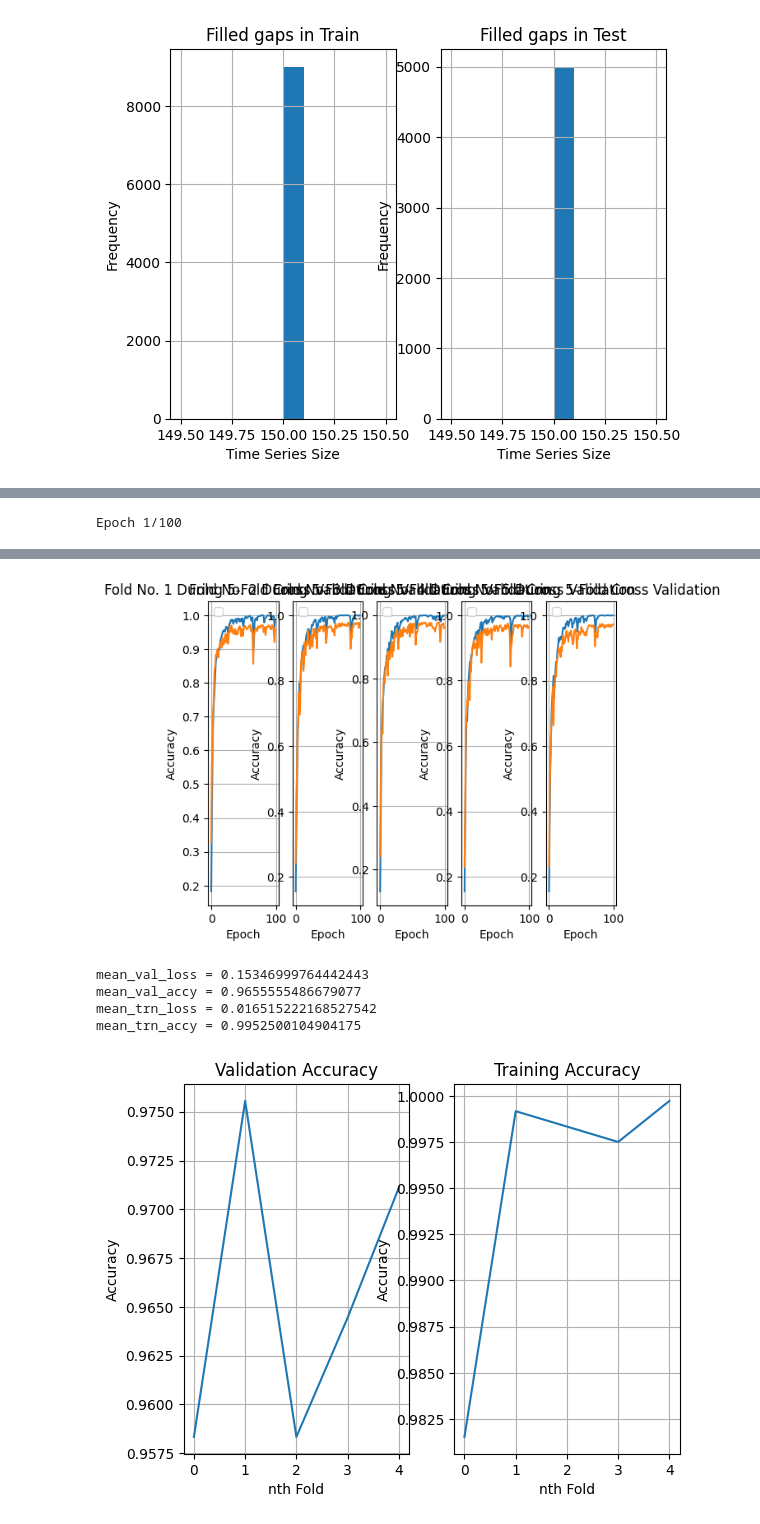
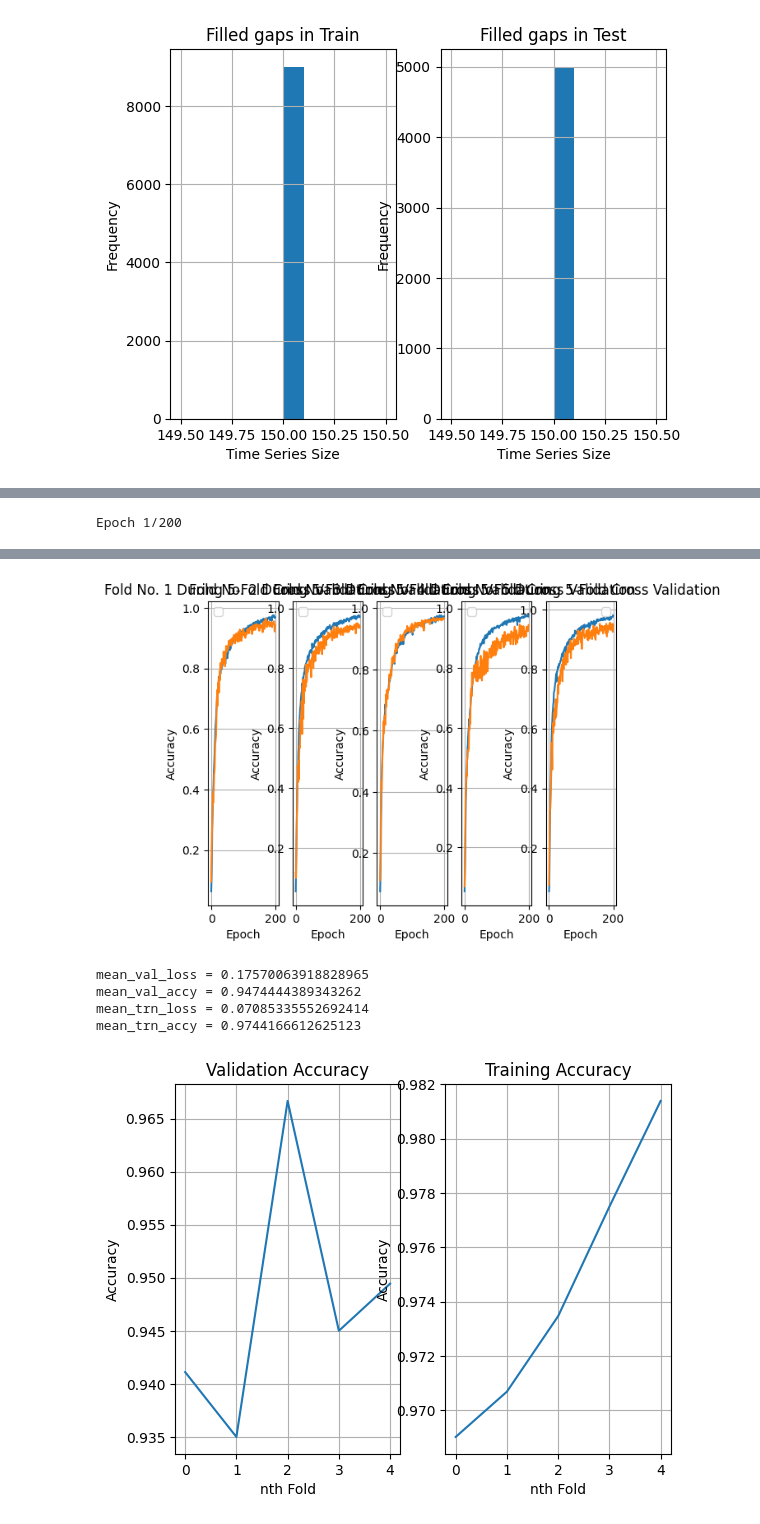
Before and after one commit to fusedbloxxer/ub-g11-pml, a Jupyter notebook: projects/smart/src/main.ipynb, the cells around one changed output, grey strips where cells are left out. Cells and saved outputs as stored; diff of their text form; code cells hidden in the pictures.

Commit message:
Add more regularization. Increase size of kernels.

```diff
--- a/projects/smart/src/main.ipynb
+++ b/projects/smart/src/main.ipynb
@@ -163,20 +163,22 @@ class TCNNParams(TypedDict):
 def create_tcnn_model(hparams: TCNNParams) -> tw.keras.Model:
   model_tcnn = tw.keras.Sequential([
     tw.keras.layers.InputLayer(input_shape=(1, 150, 3)),
-    tw.keras.layers.Conv2D(hparams['n_filters'], kernel_size=(1, 5), padding='same', activation=hparams['activ_fn']),
+    tw.keras.layers.Conv2D(hparams['n_filters'], kernel_size=(1, 10), padding='same', activation=hparams['activ_fn']),
     tw.keras.layers.Dropout(hparams['dropout']),
-    tw.keras.layers.Conv2D(hparams['n_filters'], kernel_size=(1, 5), padding='same', activation=hparams['activ_fn']),
+    tw.keras.layers.Conv2D(hparams['n_filters'], kernel_size=(1, 10), padding='same', activation=hparams['activ_fn']),
     tw.keras.layers.MaxPool2D(pool_size=(1, 3), strides=(1, 2), padding='same'),
-    tw.keras.layers.Conv2D(hparams['n_filters'] * 2, kernel_size=(1, 5), padding='same', activation=hparams['activ_fn']),
+    tw.keras.layers.Conv2D(hparams['n_filters'] * 2, kernel_size=(1, 10), padding='same', activation=hparams['activ_fn']),
     tw.keras.layers.Dropout(hparams['dropout']),
-    tw.keras.layers.Conv2D(hparams['n_filters'] * 2, kernel_size=(1, 5), padding='same', activation=hparams['activ_fn']),
+    tw.keras.layers.Conv2D(hparams['n_filters'] * 2, kernel_size=(1, 10), padding='same', activation=hparams['activ_fn']),
     tw.keras.layers.MaxPool2D(pool_size=(1, 3), strides=(1, 2), padding='same'),
-    tw.keras.layers.Conv2D(hparams['n_filters'] * 4, kernel_size=(1, 5), padding='same', activation=hparams['activ_fn']),
+    tw.keras.layers.Conv2D(hparams['n_filters'] * 4, kernel_size=(1, 10), padding='same', activation=hparams['activ_fn']),
     tw.keras.layers.Dropout(hparams['dropout']),
-    tw.keras.layers.Conv2D(hparams['n_filters'] * 4, kernel_size=(1, 5), padding='same', activation=hparams['activ_fn']),
+    tw.keras.layers.Conv2D(hparams['n_filters'] * 4, kernel_size=(1, 10), padding='same', activation=hparams['activ_fn']),
     tw.keras.layers.MaxPool2D(pool_size=(1, 3), strides=(1, 2), padding='same'),
     tw.keras.layers.Flatten(),
     tw.keras.layers.Dense(hparams['n_units'], hparams['activ_fn']),
+    tw.keras.layers.Dropout(hparams['dropout']),
+    tw.keras.layers.Dense(hparams['n_units'] * 2, hparams['activ_fn']),
     tw.keras.layers.Dropout(hparams['dropout']),
     tw.keras.layers.Dense(hparams['n_units'] * 2, hparams['activ_fn']),
     tw.keras.layers.Dropout(hparams['dropout']),
@@ -216,14 +218,14 @@ train_labels_ny = ny.expand_dims(ny.array(train_labels), axis=1)
 tparams: TrainParams = {
   'n_folds': 5,
   'n_batch': 512,
-  'n_epochs': 100,
+  'n_epochs': 200,
 }
 hparams: TCNNParams = {
-  'optim': lambda: Adam(learning_rate=1e-3),
+  'optim': lambda: Adam(learning_rate=2e-4, weight_decay=3e-5),
   'activ_fn': 'relu',
-  'n_filters': 32,
-  'n_units': 512,
-  'dropout': 0.1,
+  'n_filters': 16,
+  'n_units': 256,
+  'dropout': 0.2,
 }
 
 # Train and validate using crossvalidation technique
@@ -293,4 +295,4 @@ pt.title('Training Accuracy')
 pt.plot(ny.arange(tparams['n_folds']), trn_accy)
 pt.show()
 # %% [output]
-Epoch 1/100
+Epoch 1/200
@@ -387,9 +389,9 @@ Epoch 100/100
-[figure, old version]
+[figure, new version]
-mean_val_loss = 0.15346999764442443
-mean_val_accy = 0.9655555486679077
-mean_trn_loss = 0.016515222168527542
-mean_trn_accy = 0.9952500104904175
+mean_val_loss = 0.17570063918828965
+mean_val_accy = 0.9474444389343262
+mean_trn_loss = 0.07085335552692414
+mean_trn_accy = 0.9744166612625123
-[figure, old version]
+[figure, new version]
 # %%
 from sklearn.metrics import ConfusionMatrixDisplay, confusion_matrix
 
```
Also changed, not shown: parts of 5 cells of this notebook.
